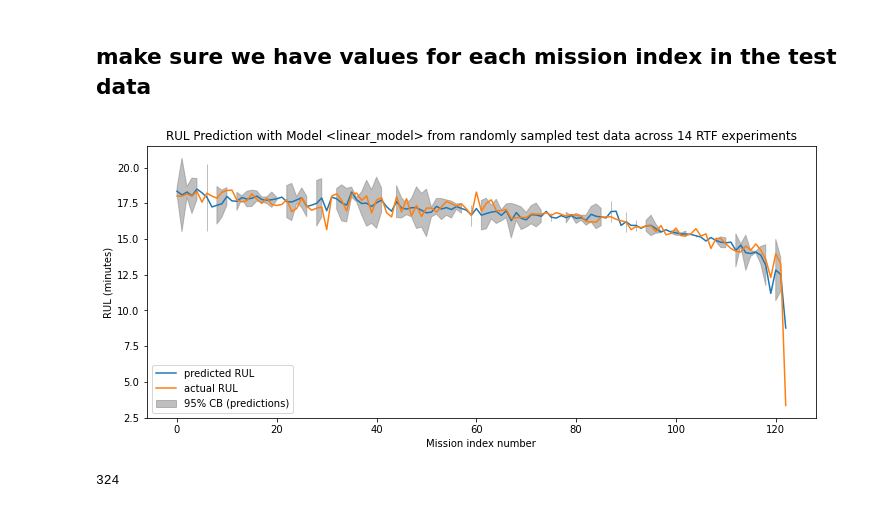
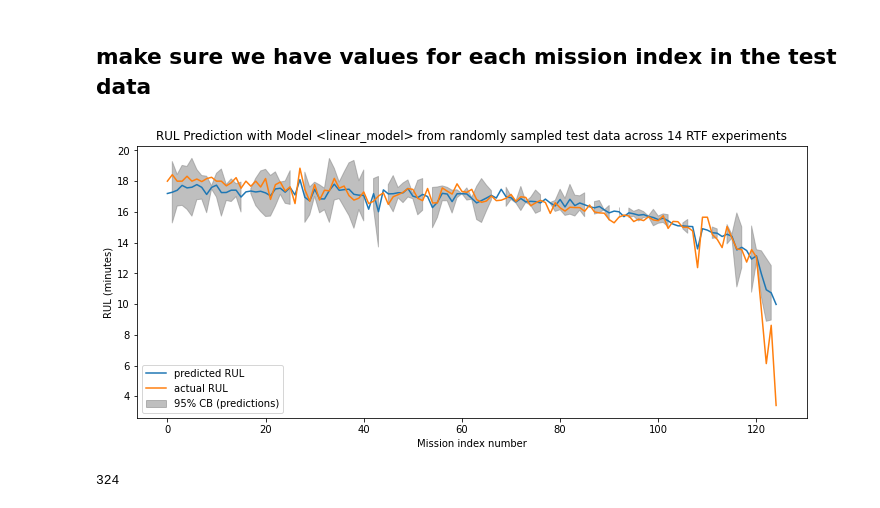
Before and after one commit to darrahts/uavTestbed, a Jupyter notebook: sql/data_analysis.ipynb, the cells around one changed output. Drawn from its saved outputs; the diff is of its cells as text; code cells hidden in the pictures.

Commit message:
repo update, changing to experiment_d1

```diff
--- a/sql/data_analysis.ipynb
+++ b/sql/data_analysis.ipynb
@@ -1059,8 +1105,9 @@ def get_data(db):
     data_df = data_df.fillna(0)
     #data_df[data_df.isnull().any(axis=1)]
     data_df = data_df[data_df['prior_rul'] > 0]
+    data_df = data_df.drop(columns=['id', 'battery_id', 'motor2_id', 'uav_id'])
     return data_df
 
 data_df = get_data(db)
-data_df.head()
+data_df.tail()
 # %% [output]
@@ -1114,7 +1176,8 @@ test_df = data_df.drop(train_df.index)
 test_mid = mid.loc[test_df.index]
 train_labels = train_df.pop('prior_rul')
 test_labels = test_df.pop('prior_rul')
-
+train_df_mid = train_df.pop('mission_id')
+test_df_mid = test_df.pop('mission_id')
 normalizer = preprocessing.Normalization()
 normalizer.adapt(np.array(train_df))
 # %% [markdown]
@@ -1146,15 +1204,22 @@ normalizer = preprocessing.Normalization()
 normalizer.adapt(np.array(train_df))
 
 learning_rate = .01
-layer_1_units = 1
 epochs        = 100
 val_split     = .2
 
 
-linear_model = tf.keras.Sequential([normalizer, tf.keras.layers.Dense(units=layer_1_units)])
+linear_model = tf.keras.Sequential([normalizer,
+                                    tf.keras.layers.Dense(units=1)])
 
-names = ['linear_model']
-models = [linear_model]
+dense_model = tf.keras.Sequential([normalizer,
+                                   tf.keras.layers.Dense(units=64, activation='relu'),
+                                   tf.keras.layers.Dense(units=64, activation='relu'),
+                                   tf.keras.layers.Dense(units=1)])
+
+
+
+names = ['linear_model', 'dense_model']
+models = [linear_model, dense_model]
 
 for model in zip(models, names):
 
@@ -1166,8 +1231,6 @@ for model in zip(models, names):
 
     plot_loss(history)
 
-    model_results[model[1]] = model[0].evaluate(test_df, test_labels, verbose=1)
-
     plt.figure(figsize=(12,4))
     plt.plot(y_pred, label='y_pred')
     plt.plot(test_labels.values, label='actual')
@@ -1176,4 +1239,12 @@ for model in zip(models, names):
     ax = plt.gca()
     ax.invert_xaxis()
     plt.show()
+
+    error = y_pred.flatten() - test_labels.values
+    plt.hist(error, bins=25)
+    plt.xlabel('prediction error')
+    _ = plt.ylabel('count')
+    plt.show()
+
+    model_results[model[1]] = [model[0].evaluate(test_df, test_labels, verbose=1), error]
 # %% [output]
@@ -1225,0 +1306,7 @@ test_df = test_df.sort_values(by='midx')
+# %%
+y_pred = models[0].predict(test_df)
+results = pd.DataFrame()
+results['mission_id'] = test_mids
+results['mission_idx'] = test_midx
+results['actual'] = test_labels
+results['y_pred'] = y_pred
@@ -1271,35 +1341,35 @@ def update_missing(results):
 def find_missing(lst):
     return [x for x in range(lst[0], lst[-1]+1) if x not in lst]
 
 find_missing(results['mission_idx'].unique().tolist())
 
 def plot_pred_dist(results):
     pred_mus = tf.convert_to_tensor(results.groupby("mission_idx").mean()['y_pred'].values, dtype='float32')
     pred_sds = tf.convert_to_tensor(results.groupby("mission_idx").std()['y_pred'].values, dtype='float32')
 
     act_mus = tf.convert_to_tensor(results.groupby("mission_idx").mean()['actual'].values, dtype='float32')
     act_sds = tf.convert_to_tensor(results.groupby("mission_idx").std()['actual'].values, dtype='float32')
 
     plt.figure(figsize=(12,5))
 
     x = tf.range(0, pred_mus.shape[0], delta=1)
     plt.fill_between(x,
                      pred_mus-2*pred_sds,
                      pred_mus+2*pred_sds,
                      color='grey',
                      alpha=.5, label="95% CB (predictions)")
     plt.plot(x, pred_mus, label="predicted RUL")
     plt.plot(x, act_mus, label="actual RUL")
     plt.ylabel("RUL (minutes)")
     plt.xlabel('Mission index number')
-    plt.title(f"RUL Prediction with Model <{model[1]}> from randomly sampled test data across 14 RTF experiments")
+    plt.title(f"RUL Prediction with Model <{names[0]}> from randomly sampled test data across 14 RTF experiments")
     plt.legend(loc=3)
     #plt.text(-4, 11.8, f"*Calculated from data on {count} missions", backgroundcolor='white')
     plt.show()
 
 plot_pred_dist(results)
 # %% [output]
-[figure, old version]
+[figure, new version]
 # %%
 len(test_labels)
 # %% [output]
```
Also changed, not shown: parts of 26 cells of this notebook, 8 other files.
